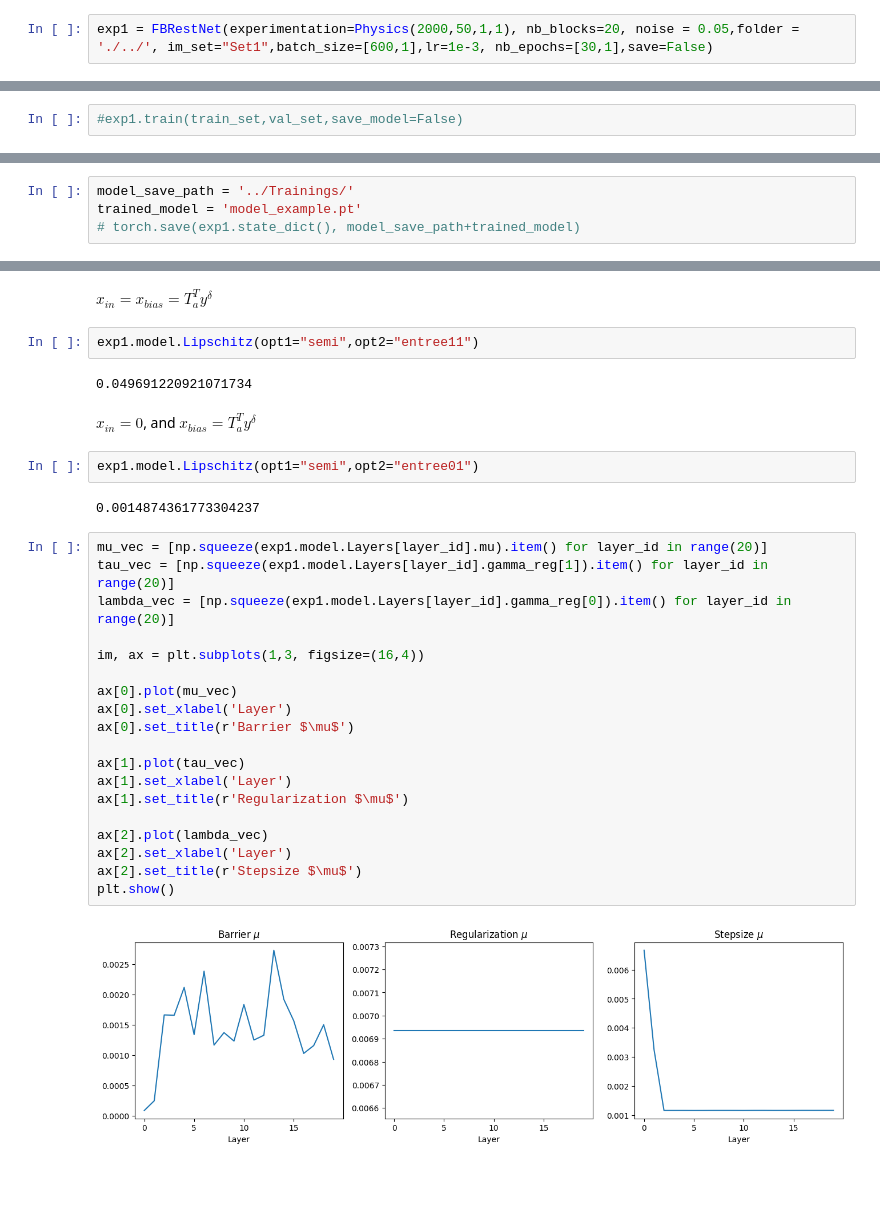
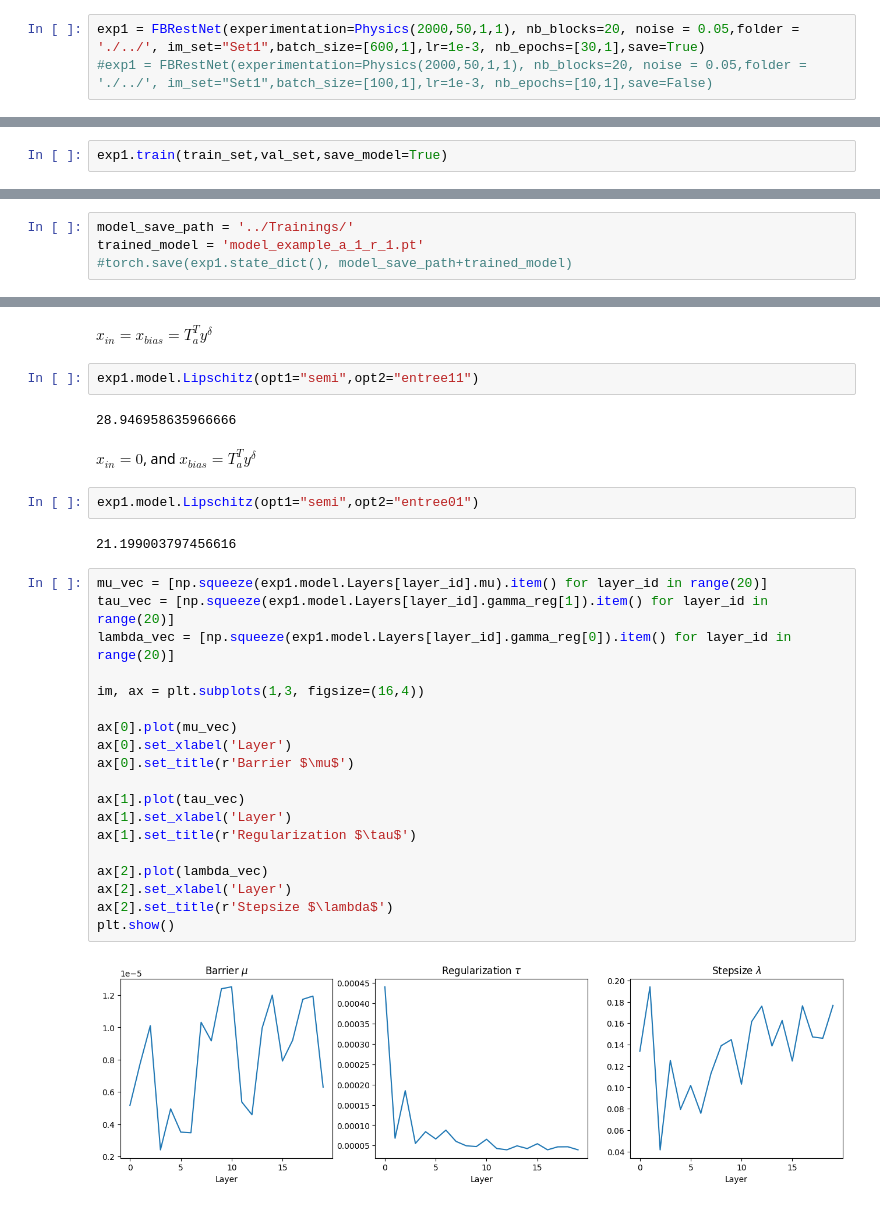
Before and after one commit to CentofantiEze/FBResNet, a Jupyter notebook: notebooks/example.ipynb, the cells around one changed output, grey strips where cells are left out. Cells and saved outputs as stored; diff of their text form; blank space fills up the shorter version.

```diff
--- a/notebooks/example.ipynb
+++ b/notebooks/example.ipynb
@@ -25,7 +27,8 @@ $a=1$ ,
 $p=1$ ,
 the constraint is $0 <x_i <1$ .
 # %%
-exp1 = FBRestNet(experimentation=Physics(2000,50,1,1), nb_blocks=20, noise = 0.05,folder = './../', im_set="Set1",batch_size=[600,1],lr=1e-3, nb_epochs=[30,1],save=False)
+exp1 = FBRestNet(experimentation=Physics(2000,50,1,1), nb_blocks=20, noise = 0.05,folder = './../', im_set="Set1",batch_size=[600,1],lr=1e-3, nb_epochs=[30,1],save=True)
+#exp1 = FBRestNet(experimentation=Physics(2000,50,1,1), nb_blocks=20, noise = 0.05,folder = './../', im_set="Set1",batch_size=[100,1],lr=1e-3, nb_epochs=[10,1],save=False)
 # %% [markdown]
 ### Dataset
 # %%
@@ -38,3 +43,3 @@ Here the parameter can be saved after training in file 'Trainings', and uploaded
 # %%
-#exp1.train(train_set,val_set,save_model=False)
+exp1.train(train_set,val_set,save_model=True)
 # %% [output]
@@ -61,8 +66,8 @@ Final Lipschitz constant =  0.0014883463751526195
 ### Save the model
 # %%
 model_save_path = '../Trainings/'
-trained_model = 'model_example.pt'
-# torch.save(exp1.state_dict(), model_save_path+trained_model)
+trained_model = 'model_example_a_1_r_1.pt'
+#torch.save(exp1.state_dict(), model_save_path+trained_model)
 # %% [markdown]
 ### Load the model
 # %%
@@ -95,31 +102,31 @@ $x_{in}=x_{bias}=T_a^T y^\delta$
 # %%
 exp1.model.Lipschitz(opt1="semi",opt2="entree11")
 # %% [output]
-0.049691220921071734
+28.946958635966666
 # %% [markdown]
 $x_{in}= 0$, and $x_{bias}= T_a^T y^\delta$
 # %%
 exp1.model.Lipschitz(opt1="semi",opt2="entree01")
 # %% [output]
-0.0014874361773304237
+21.199003797456616
 # %%
 mu_vec = [np.squeeze(exp1.model.Layers[layer_id].mu).item() for layer_id in range(20)]
 tau_vec = [np.squeeze(exp1.model.Layers[layer_id].gamma_reg[1]).item() for layer_id in range(20)]
 lambda_vec = [np.squeeze(exp1.model.Layers[layer_id].gamma_reg[0]).item() for layer_id in range(20)]
 
 im, ax = plt.subplots(1,3, figsize=(16,4))
 
 ax[0].plot(mu_vec)
 ax[0].set_xlabel('Layer')
 ax[0].set_title(r'Barrier $\mu$')
 
 ax[1].plot(tau_vec)
 ax[1].set_xlabel('Layer')
-ax[1].set_title(r'Regularization $\mu$')
+ax[1].set_title(r'Regularization $\tau$')
 
 ax[2].plot(lambda_vec)
 ax[2].set_xlabel('Layer')
-ax[2].set_title(r'Stepsize $\mu$')
+ax[2].set_title(r'Stepsize $\lambda$')
 plt.show()
 # %% [output]
-[figure, old version]
+[figure, new version]
```
Also changed, not shown: parts of 10 cells of this notebook.
